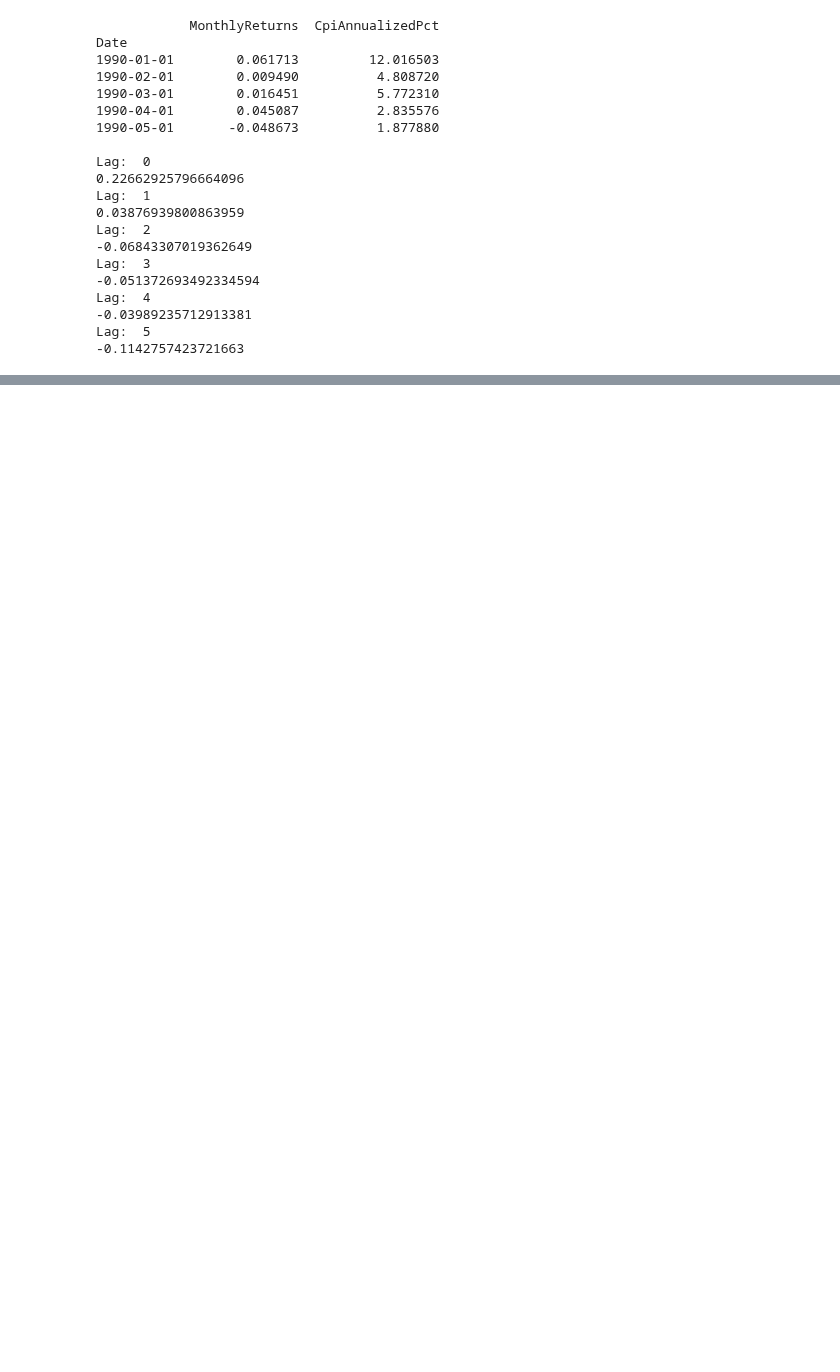
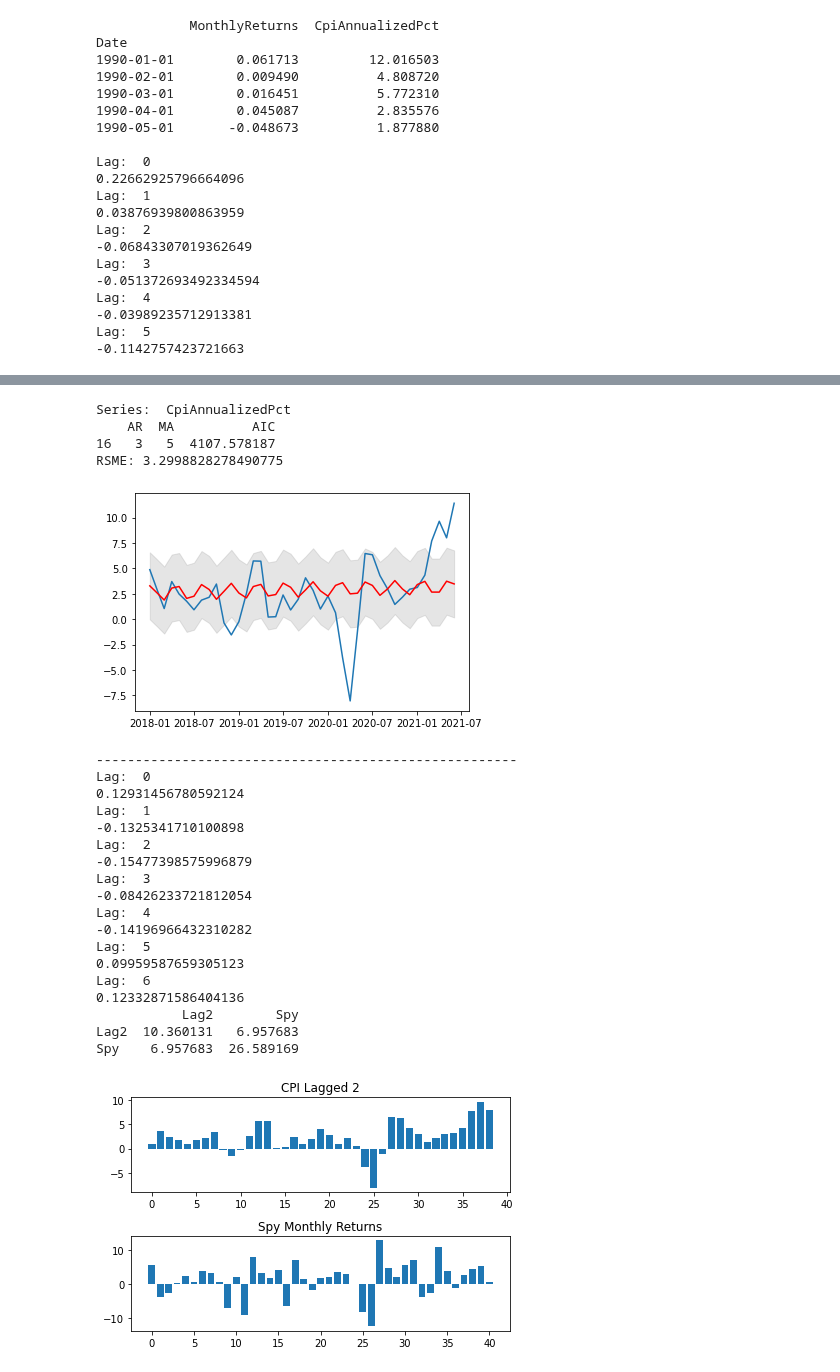
Before and after one commit to AlexNoonan-Syracuse/BigDataProject, a Jupyter notebook: ArimaModels_Alex.ipynb, the cells around one changed output, grey strips where cells are left out. Drawn from its saved outputs; the diff is of its cells as text; code cells hidden in the pictures; blank space fills up the shorter version.

```diff
--- a/ArimaModels_Alex.ipynb
+++ b/ArimaModels_Alex.ipynb
@@ -406,0 +365,70 @@ warnings.filterwarnings("ignore")
+# %%
+index_data = pd.read_excel("https://raw.githubusercontent.com/AlexNoonan-Syracuse/BigDataProject/main/Index%20Sectors.xlsx", skiprows=2)
+index_data = index_data[0:611]
+#index_data.index = pd.to_datetime(index_data['Period Ending'])+ timedelta(days=1)
+##del index_data['Period Ending']
+#index_data = index_data["1990-01-01":"02-01-2021"]
+#index_data.head()
+#print(index_data.columns)
+spy = index_data[['Period Ending','S&P - 500 Index']]
+spy.rename(columns={'Period Ending':'Date', 'S&P - 500 Index':'Spy'}, inplace=True)
+spy['Date'] = pd.to_datetime(spy['Date'])
+spy['Month'] = spy['Date'].dt.to_period("M")
+spy['Year'] = spy['Date'].dt.to_period("Y")
+spy.set_index('Date', drop=True, inplace=True)
+print(spy.tail(20))
+# %%
+import seaborn as sns
+subsetdf = dfmain['CpiAnnualizedPct']
+print("Series: ", 'CpiAnnualizedPct')
+# Arima Model of CPI with no differencing
+modeldf = ARIMA_modeling_and_forecast(subsetdf, 'CpiAnnualizedPct', 0)
+# subset spy monthly returns to match test dataset
+spy =  spy[spy['Year']>='2018']
+# adding month to join on test data
+modeldf['Month'] = modeldf.index.to_period("M")
+comparisondf = pd.merge(modeldf, spy,how='inner', left_on='Month', right_on='Month')
+
+# looping through lags of economic data to find the best correaltion
+for i in range(7):
+  print("Lag: ",i)
+  print(crosscorr(comparisondf['Spy'], comparisondf['CpiAnnualizedPct'], lag=i))
+
+comparisondf['Lag2'] =comparisondf['CpiAnnualizedPct'].shift(-2)
+comparionsplotdf = comparisondf[['Lag2', 'Spy', 'Month']]
+# covariance matrix of lagged data and monthly returns
+print(comparionsplotdf[['Lag2', 'Spy']].cov())
+
+# comparions plot of lagged data and monthly returns
+fig, (ax1, ax2) = plt.subplots(2)
+ax1.set_title('CPI Lagged 2')
+ax1.bar(comparionsplotdf.index,comparionsplotdf['Lag2'])
+ax2.set_title('Spy Monthly Returns')
+ax2.bar(comparionsplotdf.index,comparionsplotdf['Spy'])
+fig.tight_layout()
+plt.show()
+# %% [output]
+Series:  CpiAnnualizedPct
+    AR  MA          AIC
+16   3   5  4107.578187
+RSME: 3.2998828278490775
+[figure, added]
+------------------------------------------------------
+Lag:  0
+0.12931456780592124
+Lag:  1
+-0.1325341710100898
+Lag:  2
+-0.15477398575996879
+Lag:  3
+-0.08426233721812054
+Lag:  4
+-0.14196966432310282
+Lag:  5
+0.09959587659305123
+Lag:  6
+0.12332871586404136
+           Lag2        Spy
+Lag2  10.360131   6.957683
+Spy    6.957683  26.589169
+[figure, added]
```
Also changed, not shown: parts of 9 cells of this notebook.
